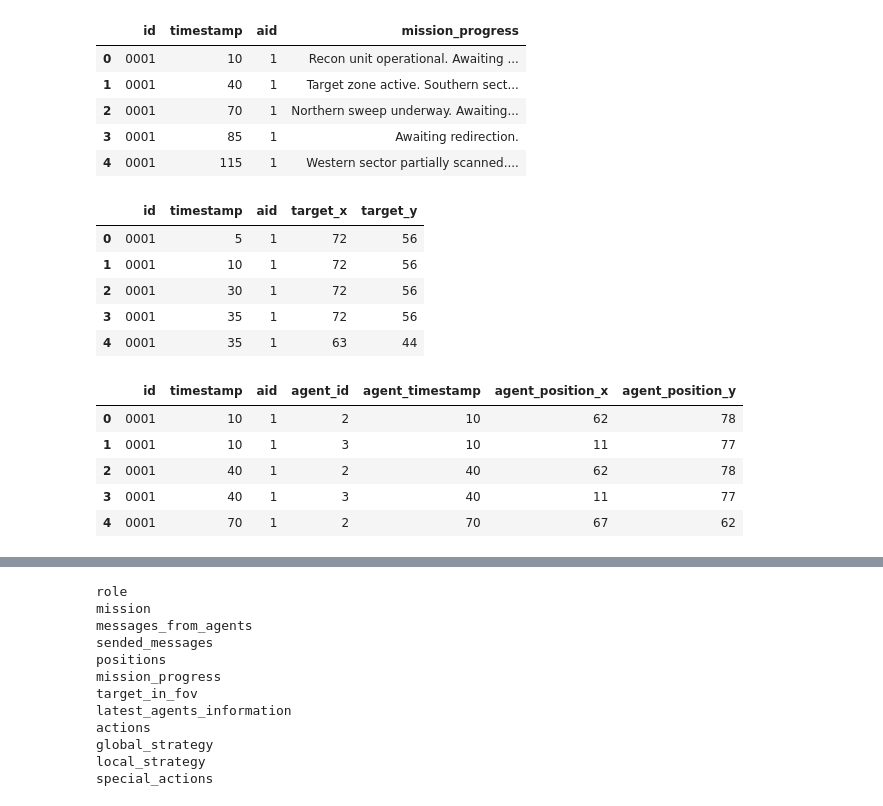
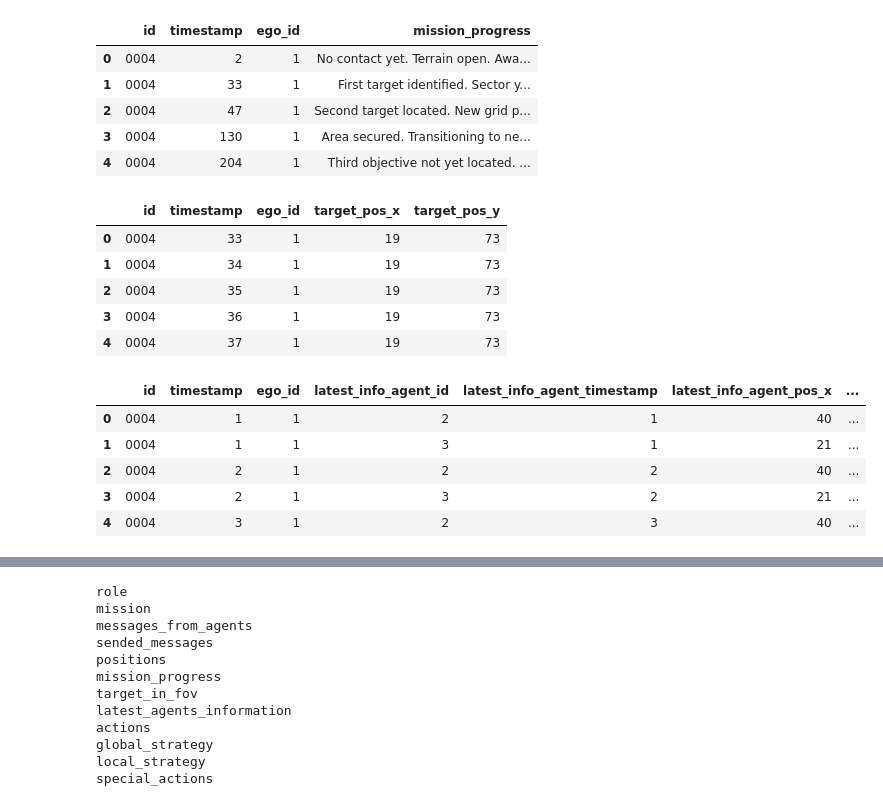
Before and after one commit to hydra-drones/DroneRescue, a Jupyter notebook: src/data_analysis/postprocess_dataset.ipynb, the cells around one changed output, grey strips where cells are left out. Saved outputs shown, nothing was run; the diff lists cells and outputs as text; code cells hidden in the pictures.

```diff
--- a/src/data_analysis/postprocess_dataset.ipynb
+++ b/src/data_analysis/postprocess_dataset.ipynb
@@ -1,12 +1,14 @@
 # %%
 import json
 from pathlib import Path
+import pandas as pd
 
-PATH_TO_DATASET = '../dataset/'
+PATH_TO_DATASAMPLES = '../../datasamples/'
+PATH_TO_DATASET = Path('../../dataset/')
 # %%
 raw_dataset = []
 
-for path in Path(PATH_TO_DATASET).rglob('*.json'):
+for path in Path(PATH_TO_DATASAMPLES).rglob('*.json'):
     print(f'Processing {path}')
     with open(path, 'r', encoding='utf-8') as f:
         data = json.load(f)
@@ -151,7 +162,7 @@ positions_df.head()
 # %%
-mission_progress_df = pd.DataFrame(columns=["id", "timestamp", "aid", "mission_progress"])
+mission_progress_df = pd.DataFrame(columns=["id", "timestamp", "ego_id", "mission_progress"])
 for sample_id, data in raw_dataset:
-    for aid, agent_data in data['agents'].items():
+    for ego_id, agent_data in data['agents'].items():
         # take all messages
         mission_progresses = agent_data['mission_progress']
 
@@ -160,23 +171,25 @@ for sample_id, data in raw_dataset:
             new_row = pd.DataFrame([{
                 "id": sample_id,
                 "timestamp": timestamp,
-                "aid": aid,
+                "ego_id": ego_id,
                 "mission_progress": progress
             }])
             mission_progress_df = pd.concat([mission_progress_df, new_row], ignore_index=True)
 
+mission_progress_df.to_csv(PATH_TO_DATASET / 'mission_progress.csv', index=False)
+
 mission_progress_df.head()
 # %% [output]
-|  | id | timestamp | aid | mission_progress |
-| 0 | 0001 | 10 | 1 | Recon unit operational. Awaiting ... |
-| 1 | 0001 | 40 | 1 | Target zone active. Southern sect... |
-| 2 | 0001 | 70 | 1 | Northern sweep underway. Awaiting... |
-| 3 | 0001 | 85 | 1 | Awaiting redirection. |
-| 4 | 0001 | 115 | 1 | Western sector partially scanned.... |
+|  | id | timestamp | ego_id | mission_progress |
+| 0 | 0004 | 2 | 1 | No contact yet. Terrain open. Awa... |
+| 1 | 0004 | 33 | 1 | First target identified. Sector y... |
+| 2 | 0004 | 47 | 1 | Second target located. New grid p... |
+| 3 | 0004 | 130 | 1 | Area secured. Transitioning to ne... |
+| 4 | 0004 | 204 | 1 | Third objective not yet located. ... |
 # %%
-target_in_fov_df = pd.DataFrame(columns=["id", "timestamp", "aid", "target_x", "target_y"])
+target_in_fov_df = pd.DataFrame(columns=["id", "timestamp", "ego_id", "target_pos_x", "target_pos_y"])
 for sample_id, data in raw_dataset:
-    for aid, agent_data in data['agents'].items():
+    for ego_id, agent_data in data['agents'].items():
         # take all messages
         all_targets_in_fov = agent_data['target_in_fov']
 
@@ -188,58 +201,61 @@ for sample_id, data in raw_dataset:
                 new_row = pd.DataFrame([{
                     "id": sample_id,
                     "timestamp": timestamp,
-                    "aid": aid,
-                    "target_x": target_x,
-                    "target_y": target_y
+                    "ego_id": ego_id,
+                    "target_pos_x": target_x,
+                    "target_pos_y": target_y
                 }])
                 target_in_fov_df = pd.concat([target_in_fov_df, new_row], ignore_index=True)
+target_in_fov_df.to_csv(PATH_TO_DATASET / 'target_in_fov.csv', index=False)
 
 target_in_fov_df.head()
 # %% [output]
-|  | id | timestamp | aid | target_x | target_y |
-| 0 | 0001 | 5 | 1 | 72 | 56 |
-| 1 | 0001 | 10 | 1 | 72 | 56 |
-| 2 | 0001 | 30 | 1 | 72 | 56 |
-| 3 | 0001 | 35 | 1 | 72 | 56 |
-| 4 | 0001 | 35 | 1 | 63 | 44 |
+|  | id | timestamp | ego_id | target_pos_x | target_pos_y |
+| 0 | 0004 | 33 | 1 | 19 | 73 |
+| 1 | 0004 | 34 | 1 | 19 | 73 |
+| 2 | 0004 | 35 | 1 | 19 | 73 |
+| 3 | 0004 | 36 | 1 | 19 | 73 |
+| 4 | 0004 | 37 | 1 | 19 | 73 |
 # %%
 from typing import Tuple
 
 @dataclass
 class AgentInformation:
     postion: Tuple[int, int]
     timestamp: int
 
 LatestAgentInformationType = Dict[str, Dict[str, AgentInformation]]
 
-latest_agents_information = pd.DataFrame(columns=["id", "timestamp", "aid", "agent_id", "agent_timestamp", "agent_position_x", "agent_position_y"])
+latest_agents_information = pd.DataFrame(columns=["id", "timestamp", "ego_id", "latest_info_agent_id", "latest_info_agent_timestamp", "latest_info_agent_pos_x", "latest_info_agent_pos_y"])
 for sample_id, data in raw_dataset:
-    for aid, agent_data in data['agents'].items():
+    for ego_id, agent_data in data['agents'].items():
         # take all messages
         all_agents_information: LatestAgentInformationType = agent_data['latest_agents_information']
 
         # iterate over all timestamps
         for timestamp, agents_information in all_agents_information.items():
             for agent_id, agent_info in agents_information.items():
                 agent_timestamp = agent_info['timestamp']
                 agent_position = agent_info['position']
                 new_row = pd.DataFrame([{
                     "id": sample_id,
                     "timestamp": timestamp,
-                    "aid": aid,
-                    "agent_id": agent_id,
-                    "agent_timestamp": agent_timestamp,
-                    "agent_position_x": agent_position[0],
-                    "agent_position_y": agent_position[1]
+                    "ego_id": ego_id,
+                    "latest_info_agent_id": agent_id,
+                    "latest_info_agent_timestamp": agent_timestamp,
+                    "latest_info_agent_pos_x": agent_position[0],
+                    "latest_info_agent_pos_y": agent_position[1]
                 }])
                 latest_agents_information = pd.concat([latest_agents_information, new_row], ignore_index=True)
 
+latest_agents_information.to_csv(PATH_TO_DATASET / 'latest_agents_information.csv', index=False)
+
 latest_agents_information.head()
 # %% [output]
-|  | id | timestamp | aid | agent_id | agent_timestamp | agent_position_x | agent_position_y |
-| 0 | 0001 | 10 | 1 | 2 | 10 | 62 | 78 |
-| 1 | 0001 | 10 | 1 | 3 | 10 | 11 | 77 |
-| 2 | 0001 | 40 | 1 | 2 | 40 | 62 | 78 |
-| 3 | 0001 | 40 | 1 | 3 | 40 | 11 | 77 |
-| 4 | 0001 | 70 | 1 | 2 | 70 | 67 | 62 |
+|  | id | timestamp | ego_id | latest_info_agent_id | latest_info_agent_timestamp | latest_info_agent_pos_x | ... |
+| 0 | 0004 | 1 | 1 | 2 | 1 | 40 | ... |
+| 1 | 0004 | 1 | 1 | 3 | 1 | 21 | ... |
+| 2 | 0004 | 2 | 1 | 2 | 2 | 40 | ... |
+| 3 | 0004 | 2 | 1 | 3 | 2 | 21 | ... |
+| 4 | 0004 | 3 | 1 | 2 | 3 | 40 | ... |
 # %%
```
Also changed, not shown: parts of 7 cells of this notebook, 48 other files.
